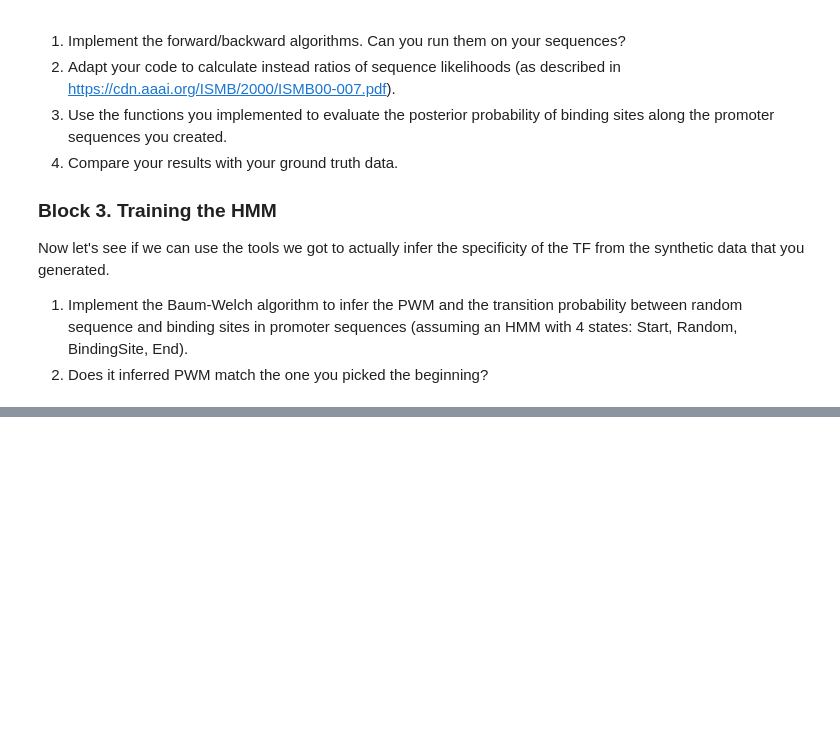
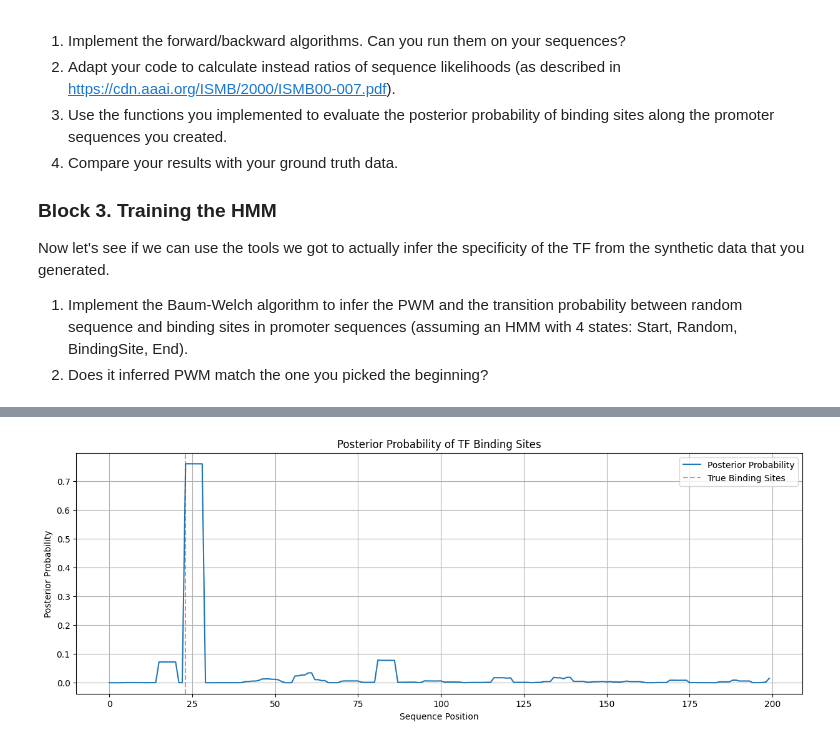
Before and after one commit to madanmukundan/compbio2_unibas, a Jupyter notebook: hmm/20250331_05_HMMSpec.ipynb, the cells around one changed output, grey strips where cells are left out. Cells and saved outputs as stored; diff of their text form; code cells hidden in the pictures; blank space fills up the shorter version.

Commit message:
fix and feat: forward backward HMM, notes on partition function and ratios from Bussemaker, update requirements for h11 vulernability

```diff
--- a/hmm/20250331_05_HMMSpec.ipynb
+++ b/hmm/20250331_05_HMMSpec.ipynb
@@ -207,0 +347,20 @@ Sampled binding sites inserted at positions: [170, 38, 115]
+# %%
+# Transition and Emission probabilities
+a_bm = num_samples/len(random_sequence)
+a_bb = 1 - a_bm
+# T_m = np.array([[a_bb, a_bm],[0, 1]])
+# This transition matrix would need to dynamically change
+# Based on the length of the TF binding site
+T_m = np.array([[a_bb, a_bm, 0, 0, 0, 0, 0], # B
+                [0, 0, 1, 0, 0, 0, 0], # M1 -> M2
+                [0, 0, 0, 1, 0, 0, 0], # M2 -> M3
+                [0, 0, 0, 0, 1, 0, 0], # M3 -> M4
+                [0, 0, 0, 0, 0, 1, 0], # M4 -> M5
+                [0, 0, 0, 0, 0, 0, 1], # M5 -> M6
+                [1, 0, 0, 0, 0, 0, 0] # M6 -> B
+                ])
+E_m = np.concatenate((composition_bias.reshape(-1,1), pwm_raw), axis=1)
+jupyprint(f"Transition $T={arraytex(T_m)}$")
+# jupyprint(f"Match Emission $E_{{PWM}}={arraytex(pwm_raw)}$")
+# jupyprint(f"Background Emission $E_{{BKG}}={arraytex(composition_bias.reshape(-1,1))}$")
+jupyprint(f"Emission Matrix $E={arraytex(E_m)}$")
@@ -207,0 +370,60 @@ Sampled binding sites inserted at positions: [170, 38, 115]
+# %%
+def forward_backward(sequence, T_m, E_m, dna_dict):
+    seq_len = len(sequence)
+    num_states = T_m.shape[0]
+
+    # Forward and Backward size sequence length x number of states
+    forward = np.zeros((seq_len, num_states))
+    backward = np.zeros((seq_len, num_states))
+
+    # Start in background state, playing forward through states sequences
+    forward[0, 0] = 1.0
+
+    # NOTE this is not the most efficient as most transitions are 0 probability,
+    # a simpler model would be to use only one match state
+    # Forward
+    for i in range(1, seq_len):
+        for k in range(num_states): # outer state loop
+            for l in range(num_states): # inner state loop -> find transition probabilities
+                forward[i, k] += forward[i-1, l] * T_m[l, k]
+            forward[i, k] *= E_m[dna_dict[sequence[i]], k]
+
+    # Initialize last column of backward matrix, evaluate all states
+    backward[seq_len-1, :] = 1.0
+
+    # Backward, possibility that we ended in any of the states
+    for i in range(seq_len-2, -1, -1):
+        for k in range(num_states):
+            for l in range(num_states): # this time emissions are included in inner loop
+                backward[i, k] += backward[i+1, l] * T_m[k, l] * E_m[dna_dict[sequence[i+1]], l]
+
+    # NOTE calculating R likelihood ratio is potentially simple but not clear to me how to get
+    # from there to the posterior probabilities
+
+    # Calculate posterior probabilities (gamma)
+    posterior = forward * backward
+    posterior = posterior / np.sum(posterior, axis=1, keepdims=True) # normalize to 1 for probabilities
+    match_posterior = np.sum(posterior[:, 1:7], axis=1) # sum over match states
+
+    return match_posterior, forward, backward
+
+# Calculate posterior probabilities
+posterior_probs, forward, backward = forward_backward(random_sequence, T_m, E_m, dna_dict)
+
+# Plot the results
+plt.figure(figsize=(15, 5))
+plt.plot(posterior_probs)
+plt.xlabel('Sequence Position')
+plt.ylabel('Posterior Probability')
+plt.title('Posterior Probability of TF Binding Sites')
+plt.grid(True)
+
+# Add vertical lines for true binding sites
+for pos in tf_positions:
+    plt.axvline(x=pos, color='r', linestyle='--', alpha=0.5)
+
+plt.legend(['Posterior Probability', 'True Binding Sites'])
+
+plt.show()
+# %% [output]
+[figure, added]
```
Also changed, not shown: parts of 21 cells of this notebook, 5 other files.
